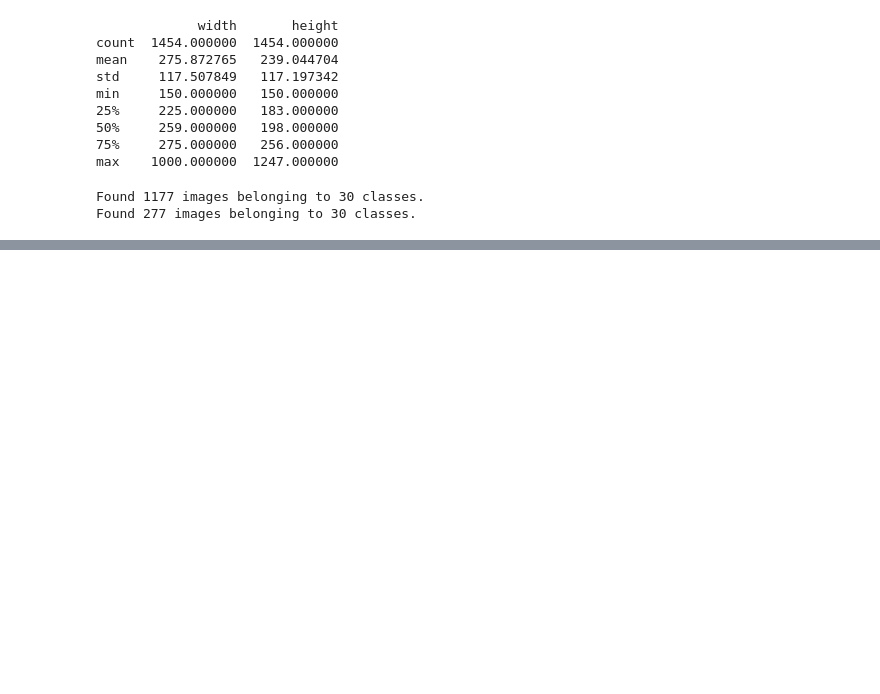
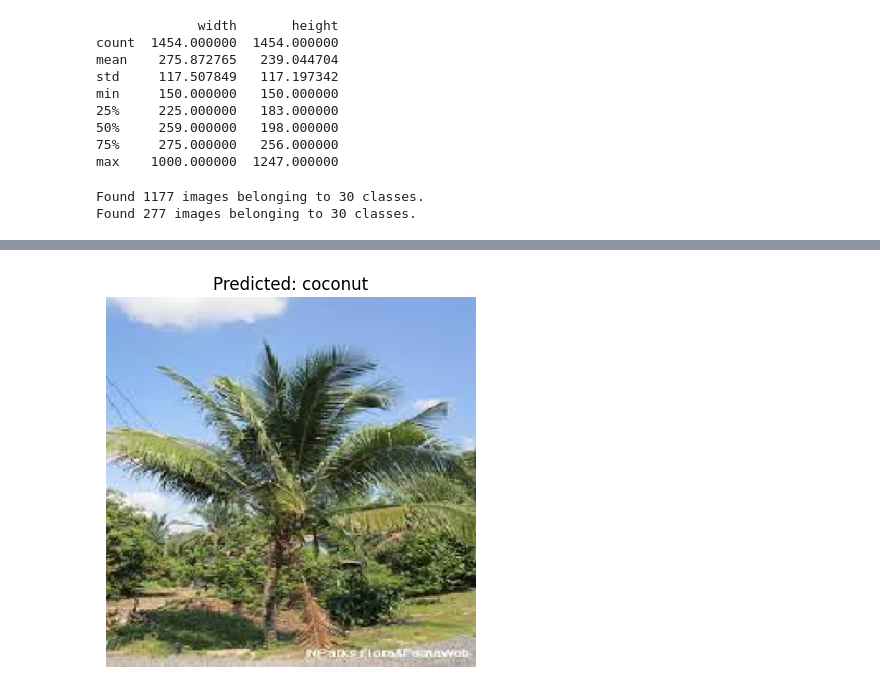
Before and after one commit to allenimmnauel018/Tree-Species-Classification, a Jupyter notebook: Tree_Species_Classification.ipynb, the cells around one changed output, grey strips where cells are left out. Cells and saved outputs as stored; diff of their text form; code cells hidden in the pictures; blank space fills up the shorter version.

```diff
--- a/Tree_Species_Classification.ipynb
+++ b/Tree_Species_Classification.ipynb
@@ -573,0 +604,28 @@ Epoch 25/25
+# %%
+import numpy as np
+from tensorflow.keras.preprocessing import image
+import matplotlib.pyplot as plt
+
+# Load best model
+model = tf.keras.models.load_model("best_model.keras")
+
+# Class labels
+class_indices = train_generator.class_indices
+class_names = list(class_indices.keys())
+
+# Prediction image
+img_path = "/content/drive/MyDrive/Tree_Species_Dataset/coconut/images (2).jpg"  # <-- Update path
+img = image.load_img(img_path, target_size=(224, 224))
+img_array = image.img_to_array(img) / 255.0
+img_array = np.expand_dims(img_array, axis=0)
+
+# Predict
+pred = model.predict(img_array)
+predicted_class = class_names[np.argmax(pred)]
+
+# Show result
+plt.imshow(img)
+plt.title(f"Predicted: {predicted_class}")
+plt.axis('off')
+plt.show()
+# %% [output]
@@ -573,0 +633 @@ Epoch 25/25
+[figure, added]
```
Also changed, not shown: parts of 21 cells of this notebook.
